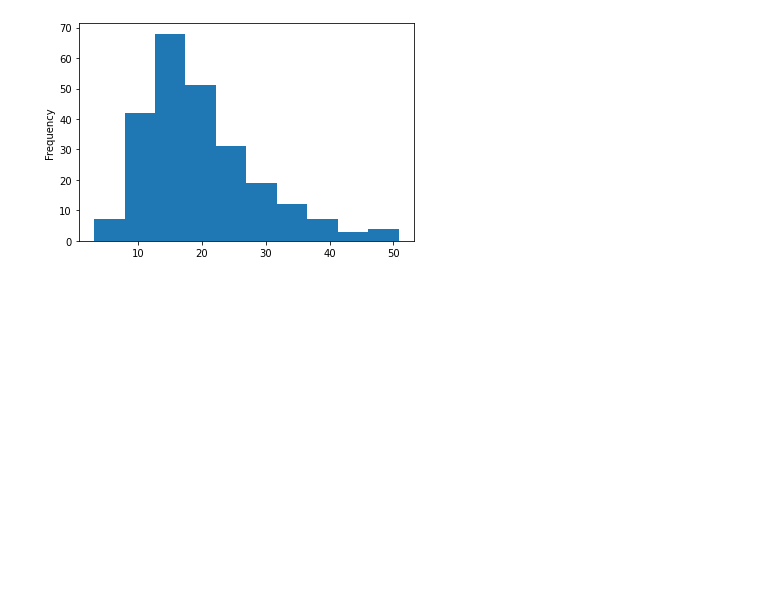
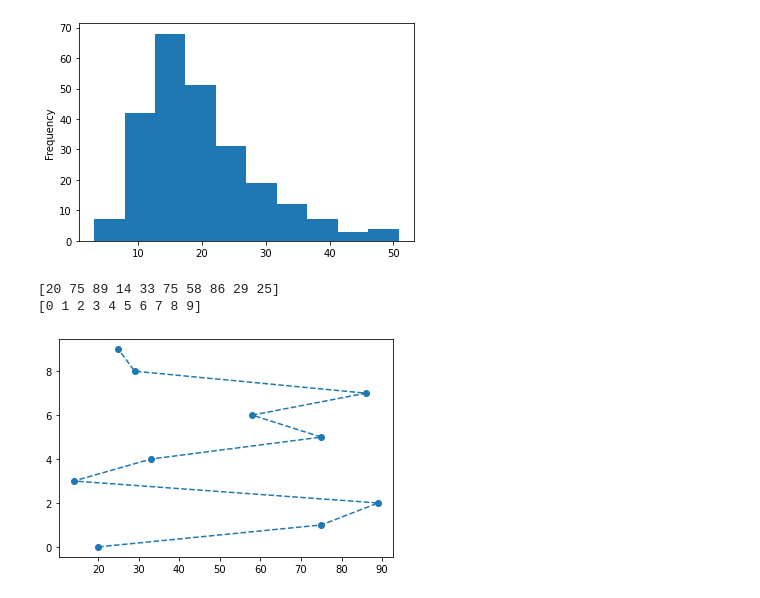
Before and after one commit to navi1910/Data-Science, a Jupyter notebook: Statistics.ipynb, the cells around one changed output. Drawn from its saved outputs; the diff is of its cells as text; code cells hidden in the pictures; blank space fills up the shorter version.

```diff
--- a/Statistics.ipynb
+++ b/Statistics.ipynb
@@ -181,0 +185,15 @@ tips['total_bill'].plot(kind = 'hist')
+# %%
+x = np.random.randint(10,100,10)
+# %%
+y = np.arange(0,10)
+# %%
+print(x)
+print(y)
+# %% [output]
+[20 75 89 14 33 75 58 86 29 25]
+[0 1 2 3 4 5 6 7 8 9]
+# %%
+plt.plot(x,y, '--o')
+plt.show()
+# %% [output]
+[figure, added]
```
Also changed, not shown: parts of 25 cells of this notebook, 2 other files.
